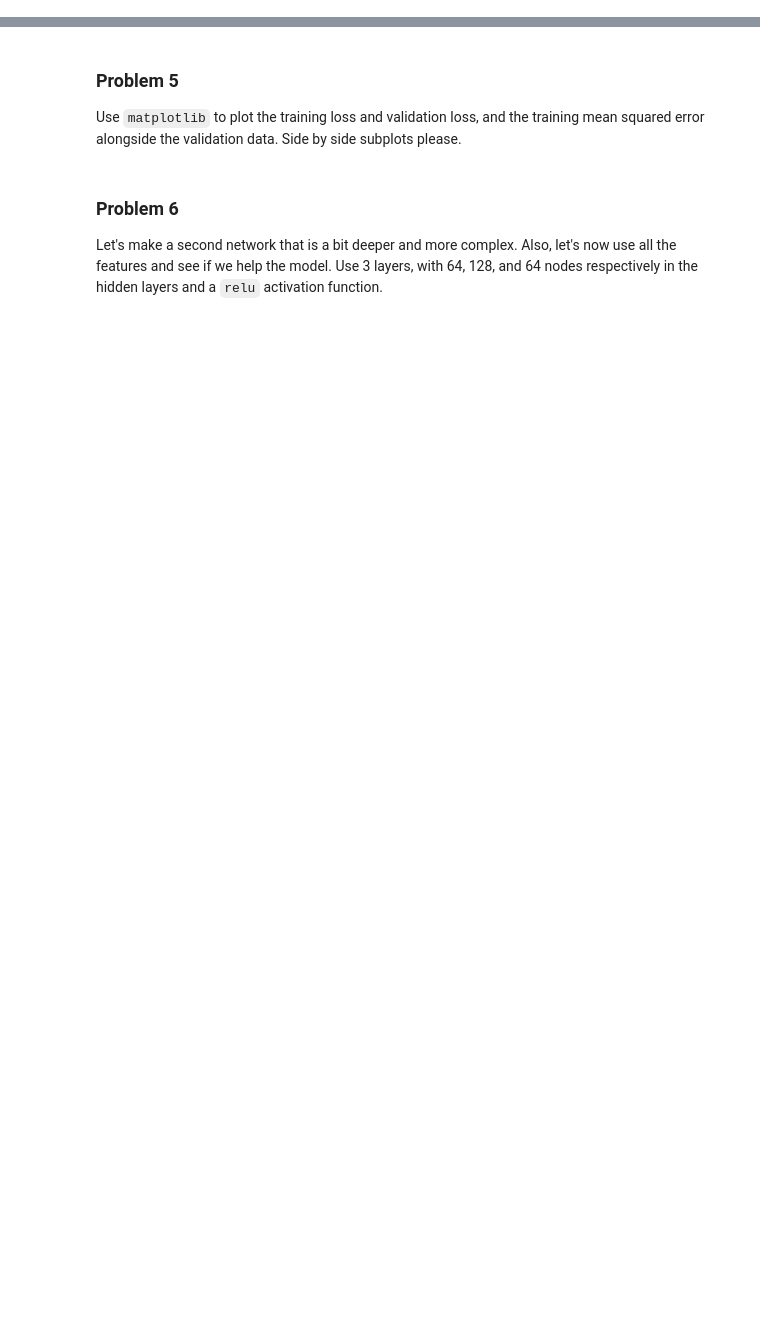
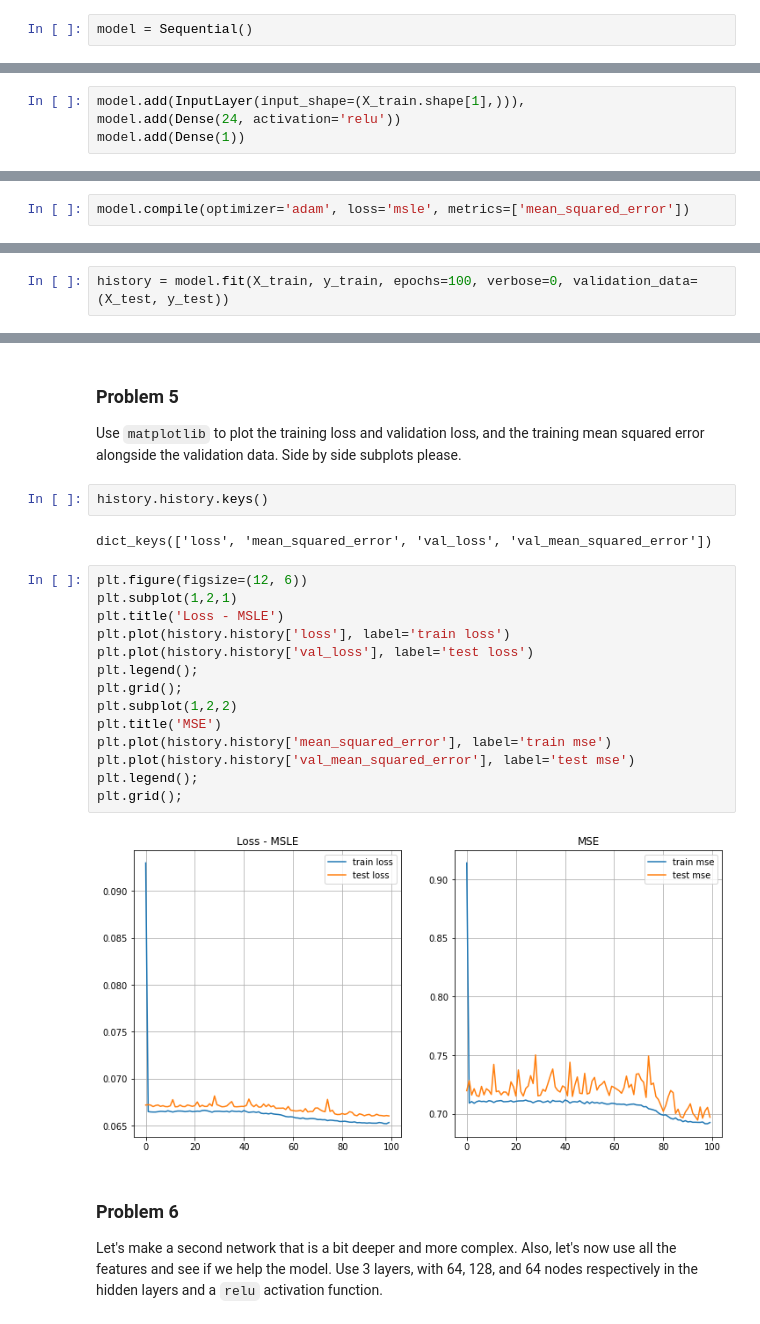
Before and after one commit to viviloaf/general-assembly, a Jupyter notebook: labs/7.02-ann-regression-lab-master/ann_regression_lab-clean.ipynb, the cells around one changed output, grey strips where cells are left out. Saved outputs shown, nothing was run; the diff lists cells and outputs as text; blank space fills up the shorter version.

```diff
--- a/labs/7.02-ann-regression-lab-master/ann_regression_lab-clean.ipynb
+++ b/labs/7.02-ann-regression-lab-master/ann_regression_lab-clean.ipynb
@@ -37,0 +121,2 @@ Setup a `Sequential` model with one layer containing 24 nodes.  Make sure to inc
+# %%
+model = Sequential()
@@ -38,8 +131,16 @@ Setup a `Sequential` model with one layer containing 24 nodes.  Make sure to inc
+# %%
+model.add(InputLayer(input_shape=(X_train.shape[1],))),
+model.add(Dense(24, activation='relu'))
+model.add(Dense(1))
 # %% [markdown]
 ### Problem 3
 
 Set up the compilation of the network.  Use an adam optimizer and appropriate loss function with the mean squared error metric.
+# %%
+model.compile(optimizer='adam', loss='msle', metrics=['mean_squared_error'])
 # %% [markdown]
 ### Problem 4
 
 Fit the model on the training data with 100 epochs (and sequester the output with `verbose = 0`). Save the fit model to the variable `history`.
+# %%
+history = model.fit(X_train, y_train, epochs=100, verbose=0, validation_data=(X_test, y_test))
@@ -47,6 +163,26 @@ Fit the model on the training data with 100 epochs (and sequester the output wit
 ### Problem 5
 
 Use `matplotlib` to plot the training loss and validation loss, and the training mean squared error alongside the validation data.  Side by side subplots please.
+# %%
+history.history.keys()
+# %% [output]
+dict_keys(['loss', 'mean_squared_error', 'val_loss', 'val_mean_squared_error'])
+# %%
+plt.figure(figsize=(12, 6))
+plt.subplot(1,2,1)
+plt.title('Loss - MSLE')
+plt.plot(history.history['loss'], label='train loss')
+plt.plot(history.history['val_loss'], label='test loss')
+plt.legend();
+plt.grid();
+plt.subplot(1,2,2)
+plt.title('MSE')
+plt.plot(history.history['mean_squared_error'], label='train mse')
+plt.plot(history.history['val_mean_squared_error'], label='test mse')
+plt.legend();
+plt.grid();
+# %% [output]
+[figure, added]
 # %% [markdown]
 ### Problem 6
 
```
Also changed, not shown: parts of 45 cells of this notebook.
